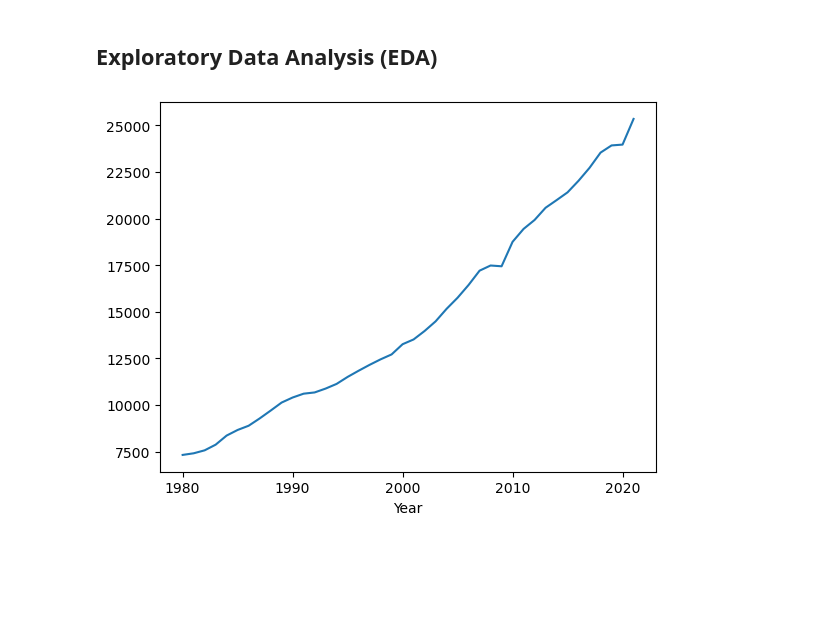
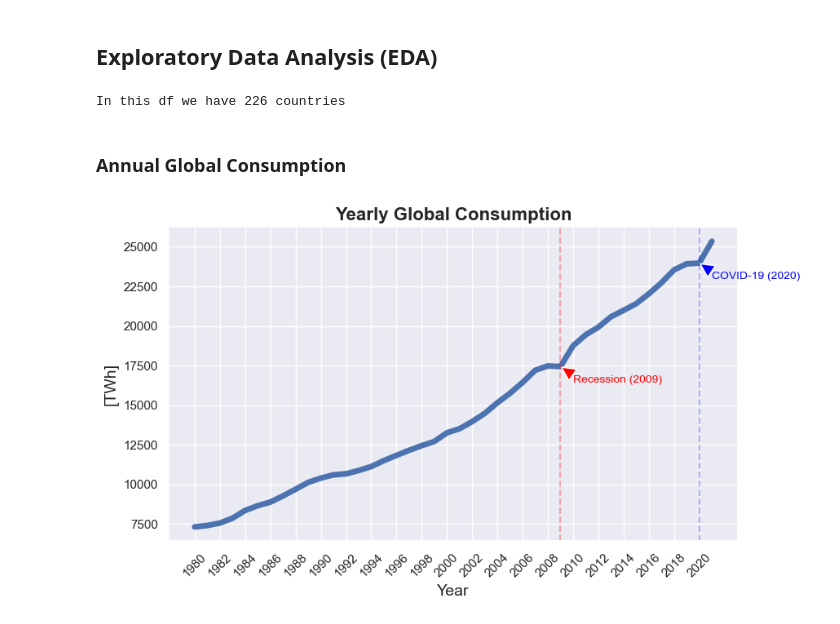
Before and after one commit to endritmustafa96/Global-Electricity-Consumption, a Jupyter notebook: 1. Notebook/Global_Electricity_Consumption.ipynb, the cells around one changed output. Saved outputs shown, nothing was run; the diff lists cells and outputs as text; code cells hidden in the pictures; blank space fills up the shorter version.

```diff
--- a/1. Notebook/Global_Electricity_Consumption.ipynb
+++ b/1. Notebook/Global_Electricity_Consumption.ipynb
@@ -413,8 +413,46 @@ In this df we have 226 countries
 # %% [markdown]
 ## Exploratory Data Analysis (EDA)
-# %%
-df_processed_final.groupby('Year')['Net Consumption [TWh]'].sum().plot(kind='line')
-
-plt.show()
-# %% [output]
-[figure, removed]
+# %%
+print('In this df we have {} countries'.format(len(df_processed_final['Country'].unique())))
+# %% [output]
+In this df we have 226 countries
+# %%
+# Setting darkgrid for better visualizations
+
+sns.set_style('darkgrid')
+# %% [markdown]
+### Annual Global Consumption
+# %%
+
+# Calculating yearly global consumption
+global_consumption_yearly = df_processed_final.groupby('Year')['Net Consumption [TWh]'].sum()
+
+# Plot for yearly global consumption
+global_consumption_yearly.plot(kind='line', figsize=(9,5), lw=5)
+
+# Adding annotations for recession in 2009
+plt.annotate('Recession (2009)', xy=(2009, global_consumption_yearly.loc[2009]),
+            xytext=(2009+1, global_consumption_yearly.loc[2009] - 1000),
+            arrowprops=dict(facecolor='red', shrink=0.08),
+            fontsize=10, color='red')
+
+# Adding annotations for COVID-19 period in 2020
+plt.annotate('COVID-19 (2020)', xy=(2020, global_consumption_yearly.loc[2020]),
+            xytext=(2020+1, global_consumption_yearly.loc[2020] - 1000),
+            arrowprops=dict(facecolor='blue', shrink=0.08),
+            fontsize=10, color='blue')
+
+# Adding lines to highlight recession in 2009 and COVID-19 period in 2020
+plt.axvline(x=2009, color='red', linestyle='--', linewidth=2, label='Recession (2009)', lw=1.5, alpha=0.3)
+plt.axvline(x=2020, color='blue', linestyle='--', linewidth=2, label='COVID-19 (2020)', lw=1.5, alpha=0.3)
+
+# Additional formatting
+plt.title('Yearly Global Consumption', fontsize=16, fontweight='bold')
+plt.xlabel('Year', fontsize=14)
+plt.ylabel('[TWh]', fontsize=14)
+plt.xticks(list(range(1980, 2021, 2)), rotation=45)
+
+# Show the plot
+plt.show()
+# %% [output]
+[figure, added]
```
Also changed, not shown: parts of 10 cells of this notebook.
